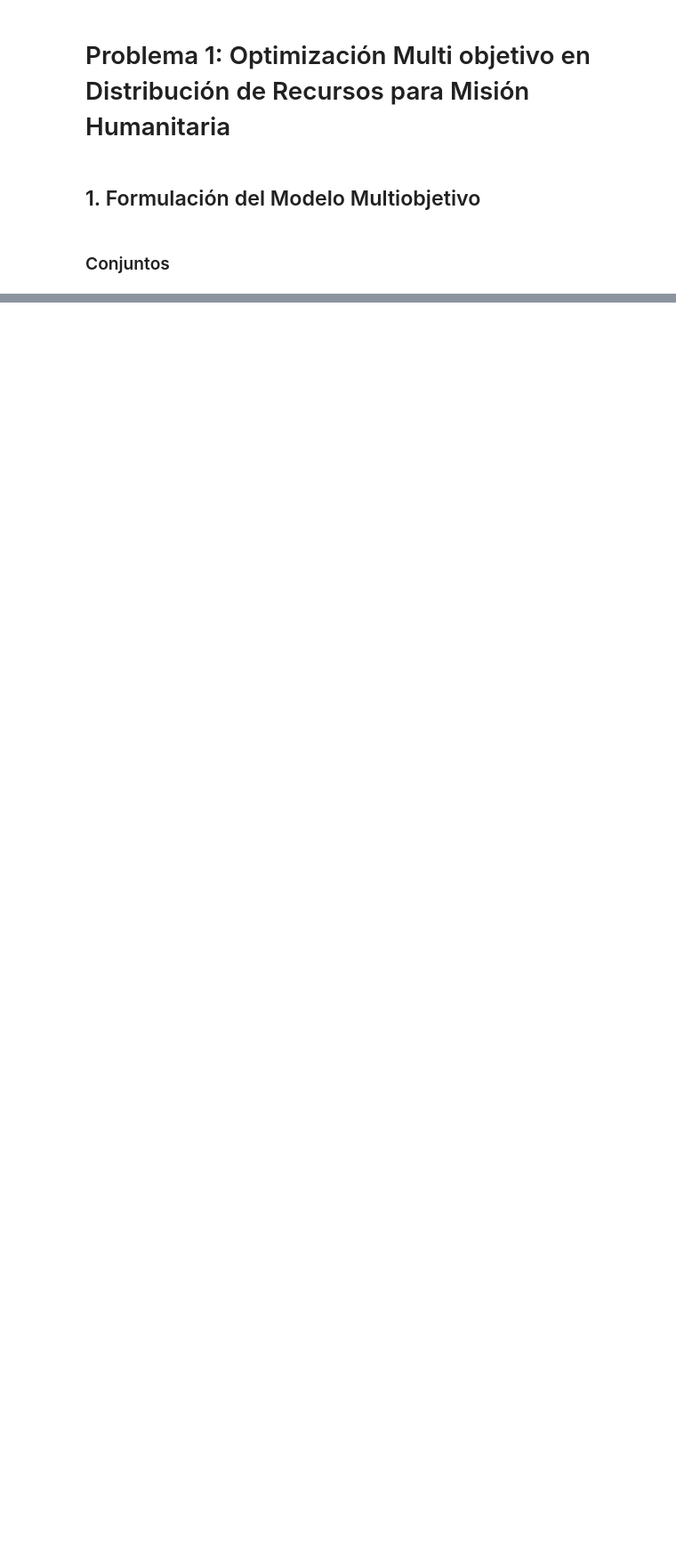
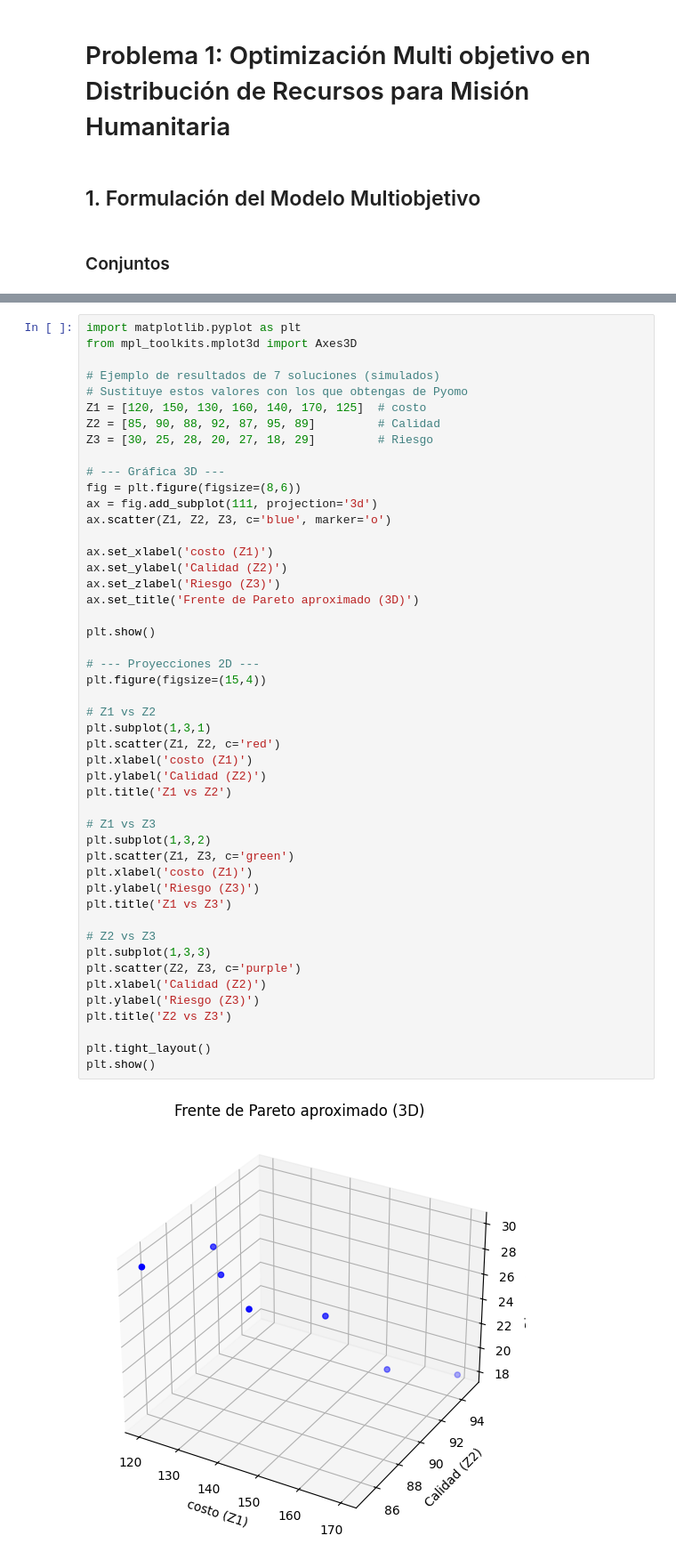
Before and after one commit to S302-prog/Laboratorio-5-Mos, a Jupyter notebook: Lab_5.ipynb, the cells around one changed output, grey strips where cells are left out. Shown at 89% size. Saved outputs shown, nothing was run; the diff lists cells and outputs as text; blank space fills up the shorter version.

```diff
--- a/Lab_5.ipynb
+++ b/Lab_5.ipynb
@@ -156,0 +466,50 @@ $$ x_{i,j,v,k}\le D_i\cdot y_{j,v,k},\:\forall i\in I,\:\forall j\in J,\:\forall
+# %%
+import matplotlib.pyplot as plt
+from mpl_toolkits.mplot3d import Axes3D
+
+# Ejemplo de resultados de 7 soluciones (simulados)
+# Sustituye estos valores con los que obtengas de Pyomo
+Z1 = [120, 150, 130, 160, 140, 170, 125]  # costo
+Z2 = [85, 90, 88, 92, 87, 95, 89]         # Calidad
+Z3 = [30, 25, 28, 20, 27, 18, 29]         # Riesgo
+
+# --- Gráfica 3D ---
+fig = plt.figure(figsize=(8,6))
+ax = fig.add_subplot(111, projection='3d')
+ax.scatter(Z1, Z2, Z3, c='blue', marker='o')
+
+ax.set_xlabel('costo (Z1)')
+ax.set_ylabel('Calidad (Z2)')
+ax.set_zlabel('Riesgo (Z3)')
+ax.set_title('Frente de Pareto aproximado (3D)')
+
+plt.show()
+
+# --- Proyecciones 2D ---
+plt.figure(figsize=(15,4))
+
+# Z1 vs Z2
+plt.subplot(1,3,1)
+plt.scatter(Z1, Z2, c='red')
+plt.xlabel('costo (Z1)')
+plt.ylabel('Calidad (Z2)')
+plt.title('Z1 vs Z2')
+
+# Z1 vs Z3
+plt.subplot(1,3,2)
+plt.scatter(Z1, Z3, c='green')
+plt.xlabel('costo (Z1)')
+plt.ylabel('Riesgo (Z3)')
+plt.title('Z1 vs Z3')
+
+# Z2 vs Z3
+plt.subplot(1,3,3)
+plt.scatter(Z2, Z3, c='purple')
+plt.xlabel('Calidad (Z2)')
+plt.ylabel('Riesgo (Z3)')
+plt.title('Z2 vs Z3')
+
+plt.tight_layout()
+plt.show()
+# %% [output]
+[figure, added]
```
Also changed, not shown: parts of 13 cells of this notebook, 3 other files.
